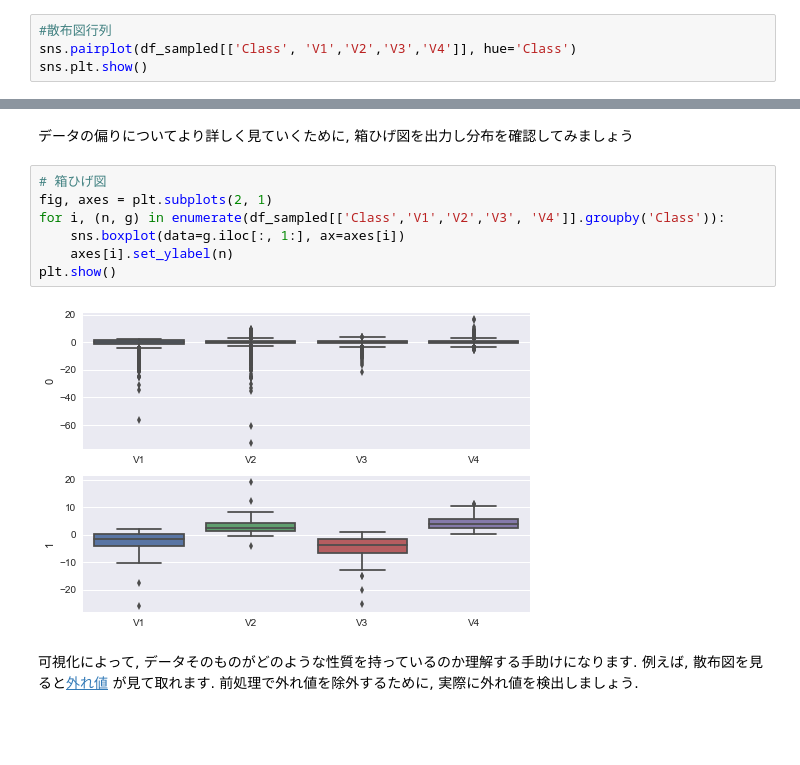
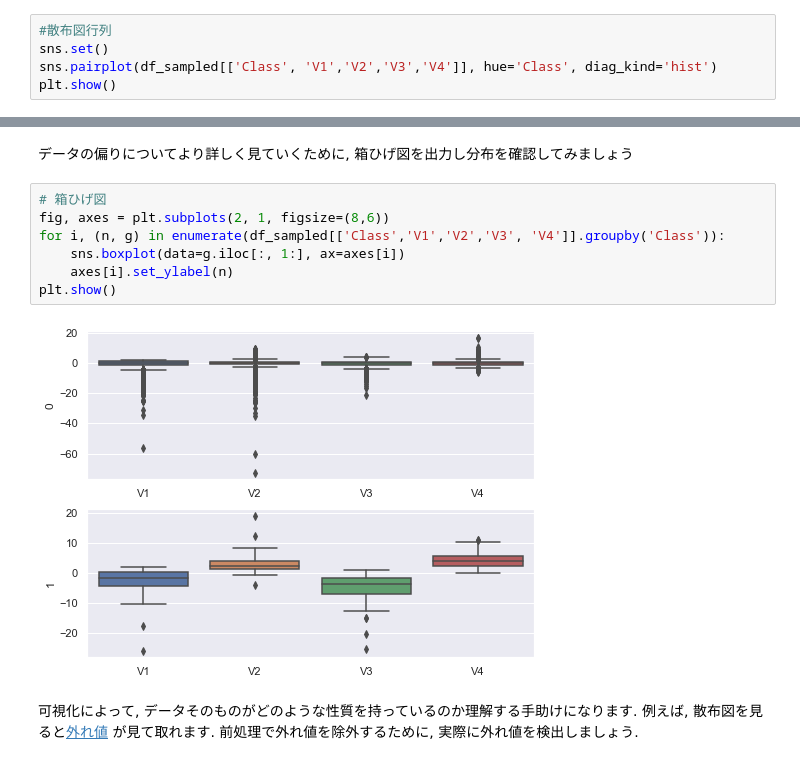
Before and after one commit to gunosy/Gunosy-Internship-Textbook, a Jupyter notebook: summer_intern_textbook.ipynb, the cells around one changed output, grey strips where cells are left out. Drawn from its saved outputs; the diff is of its cells as text; blank space fills up the shorter version.

```diff
--- a/summer_intern_textbook.ipynb
+++ b/summer_intern_textbook.ipynb
@@ -182,6 +183,7 @@ len(df_sampled)
 ではサンプリング済みのデータを用いて可視化していきましょう. まず, Class毎に色分けした散布図行列を出力してみましょう. 全カラムを同時に出力すると煩雑になるので, V1~V4を可視化してみましょう.
 # %%
 #散布図行列
-sns.pairplot(df_sampled[['Class', 'V1','V2','V3','V4']], hue='Class')
-sns.plt.show()
+sns.set()
+sns.pairplot(df_sampled[['Class', 'V1','V2','V3','V4']], hue='Class', diag_kind='hist')
+plt.show()
 # %% [output]
@@ -192,13 +194,13 @@ Classの値によって, かなり偏りがあるのが見て取れますね.
 データの偏りについてより詳しく見ていくために, 箱ひげ図を出力し分布を確認してみましょう
 # %%
 # 箱ひげ図
-fig, axes = plt.subplots(2, 1)
+fig, axes = plt.subplots(2, 1, figsize=(8,6))
 for i, (n, g) in enumerate(df_sampled[['Class','V1','V2','V3', 'V4']].groupby('Class')):
     sns.boxplot(data=g.iloc[:, 1:], ax=axes[i])
     axes[i].set_ylabel(n)
 plt.show()
 # %% [output]
-[figure, old version]
+[figure, new version]
 # %% [markdown]
 可視化によって, データそのものがどのような性質を持っているのか理解する手助けになります. 例えば, 散布図を見ると[外れ値](https://ja.wikipedia.org/wiki/%E5%A4%96%E3%82%8C%E5%80%A4) が見て取れます. 前処理で外れ値を除外するために, 実際に外れ値を検出しましょう.
 # %% [markdown]
```
Also changed, not shown: parts of 8 cells of this notebook, 1 other file.
